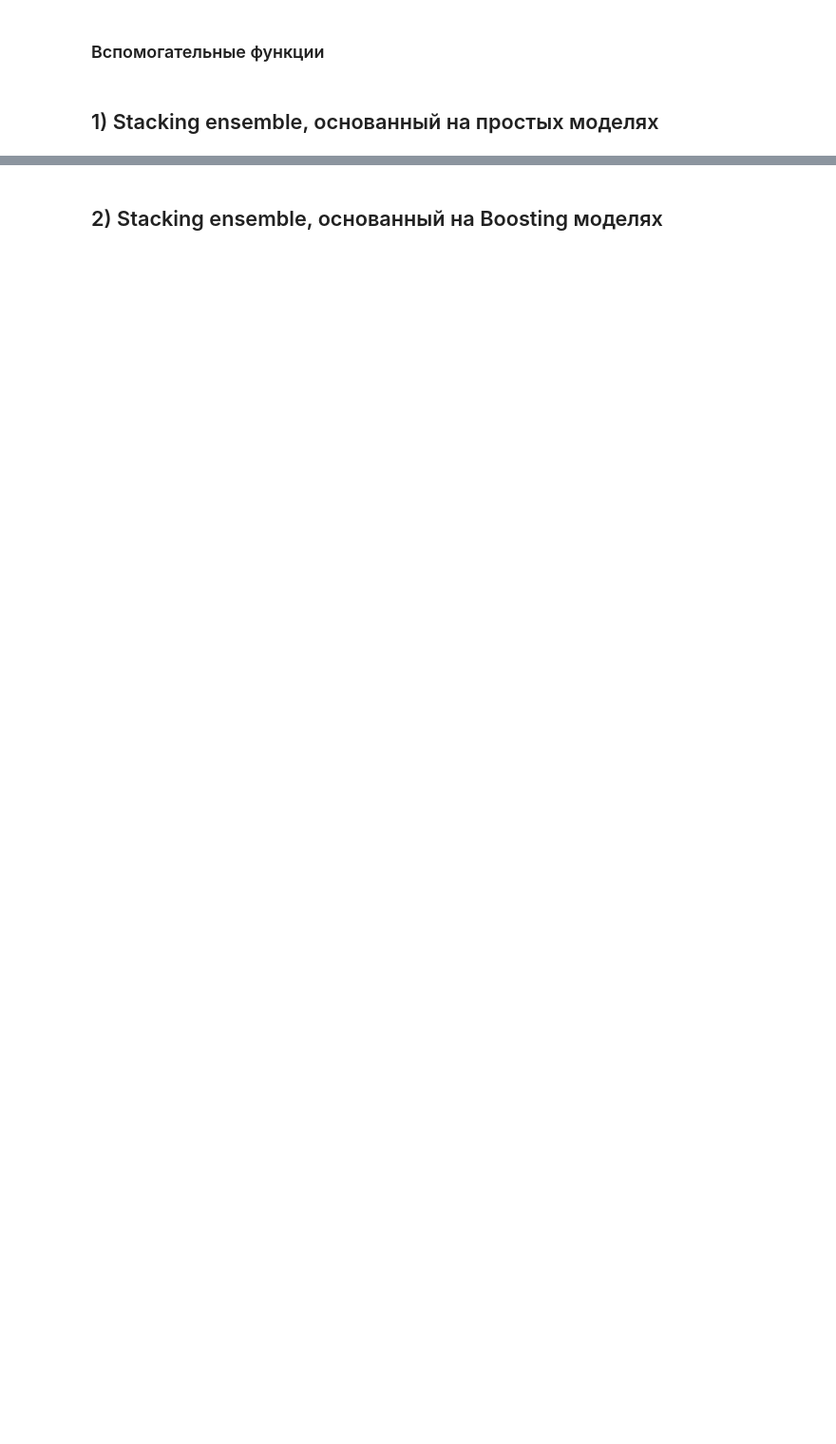
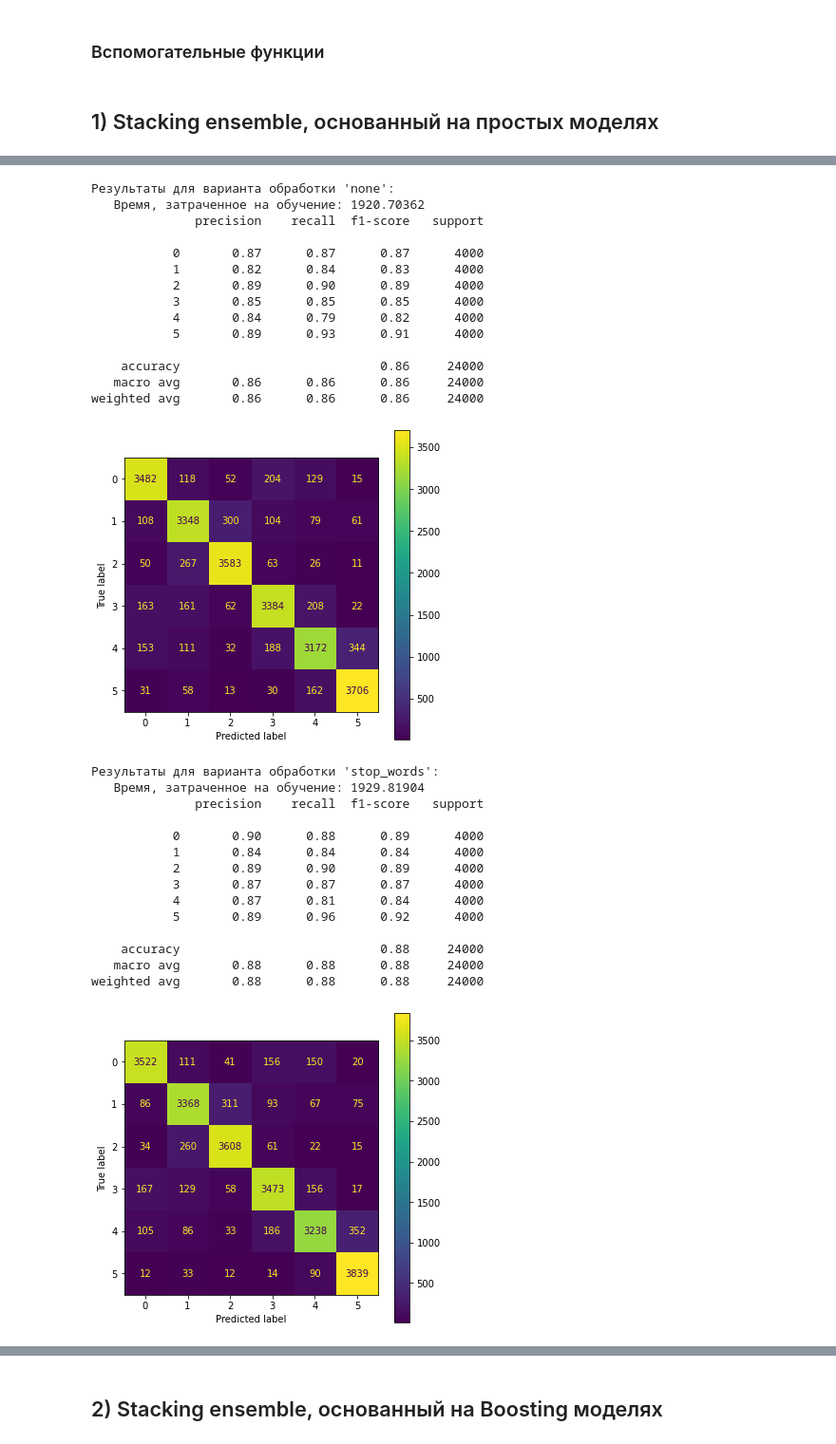
Before and after one commit to DenisKabanov/natural_language_processing, a Jupyter notebook: 3) Ensembles (stacking & boosting)/task.ipynb, the cells around one changed output, grey strips where cells are left out. Shown at 95% size. Cells and saved outputs as stored; diff of their text form; code cells hidden in the pictures; blank space fills up the shorter version.

```diff
--- a/3) Ensembles (stacking & boosting)/task.ipynb
+++ b/3) Ensembles (stacking & boosting)/task.ipynb
@@ -232,0 +274,4 @@ plt.show() # вывод графика
+# %%
+custom_cv = ShuffleSplit(n_splits=CV_SPLITS, test_size=TEST_SIZE, random_state=RANDOM_STATE) # кастомный кросс-валидатор ()
+# n_splits — число разбиений для кросс-валидации
+# test_size — размер тестовой выборки
@@ -236,0 +422,34 @@ plt.show() # вывод графика
+# %%
+def investigation(model, params, data, model_name, cv) -> dict:
+    """
+    Функция для исследования модели на определённых данных и нахождения лучших гиперпараметров.\n
+    Parameters:
+        * model: общая модель, с которой будет взаимодействие
+        * params: параметры для перебора при обучении
+        * data: данные в формате словаря вида {"вариант_обработки": {"X_train": [...], "X_test": [...], "y_train": [...], "y_test": [...]}, ...}
+        * model_name: название модели
+        * cv: параметры кросс-валидации\n
+    Returns:
+        * dict: словарь вида {"вариант_обработки": f1 macro score, ...}
+    """
+    results = {} # словарь под результаты обучения (f1 score для вариантов обработки)
+
+    for var in CLEANING_VARS: # идём по вариантам обработки
+        start_time = time.time() # замеряем время, что было при начале обучения
+        model_gs = model_train(model, params, data[var]["X_train"], data[var]["y_train"], cv) # вызываем функцию обучения
+        train_time = time.time() - start_time # получаем время, затраченное на обучение в секундах
+
+        best_model = model_gs.best_estimator_ # берём лучшую модель
+        model_save(best_model, f"{MODELS_DIR}{model_name}_{var}.pkl") # сохраняем лучшую модель (с указанием варианта очистки текста)
+
+        print(f"Результаты для варианта обработки '{var}':")
+        print(f"   Время, затраченное на обучение: {train_time:.5f}")
+        y_pred = best_model.predict(data[var]["X_test"]) # делаем предсказание на тестовой выборке с помощью обученной модели
+        results[var] = f1_score(data[var]["y_test"], y_pred, average="macro", zero_division=0) # считаем и сохраняем посчитанный f1 score ("macro" — по всем класса, без учёта дисбаланса) (zero_division=0 — деление на ноль заменять нулём)
+        print(classification_report(data[var]["y_test"], y_pred, zero_division=0)) # выводим основные метрики, такие как precision, recall, f1-score, accuracy (zero_division=0 — деление на ноль заменять нулём)
+
+        fig, ax = plt.subplots(figsize=(6,6)) # создание "фигуры"
+        ConfusionMatrixDisplay(confusion_matrix(data[var]["y_test"], y_pred), display_labels=best_model.classes_).plot(ax=ax) # строим confusion matrix (стоит обратить внимание на display_labels, они могут не совпасть...)
+        # fig.autofmt_xdate(rotation=45, ha='right') # поворот подписей на оси OX
+        plt.show() # вывод графика
+    return results
@@ -238,0 +524,3 @@ plt.show() # вывод графика
+# %%
+ensemble = StackingClassifier(estimators=layer_one_estimators, final_estimator=final_estimator) # создаём Stacking ансамбль, на первом уровне которого идут модели, указаные в layer_one_estimators, а на финальном — final_estimator
+ensemble
@@ -238,0 +532,33 @@ plt.show() # вывод графика
+# %%
+results[model_name] = investigation(ensemble, params, data, model_name, custom_cv) # обучаем модель, перебираем параметры, сохраняем, оцениванием и запоминаем результатa
+# %% [output]
+Результаты для варианта обработки 'none':
+   Время, затраченное на обучение: 1920.70362
+              precision    recall  f1-score   support
+
+           0       0.87      0.87      0.87      4000
+           1       0.82      0.84      0.83      4000
+           2       0.89      0.90      0.89      4000
+           3       0.85      0.85      0.85      4000
+           4       0.84      0.79      0.82      4000
+           5       0.89      0.93      0.91      4000
+
+    accuracy                           0.86     24000
+   macro avg       0.86      0.86      0.86     24000
+weighted avg       0.86      0.86      0.86     24000
+[figure, added]
+Результаты для варианта обработки 'stop_words':
+   Время, затраченное на обучение: 1929.81904
+              precision    recall  f1-score   support
+
+           0       0.90      0.88      0.89      4000
+           1       0.84      0.84      0.84      4000
+           2       0.89      0.90      0.89      4000
+           3       0.87      0.87      0.87      4000
+           4       0.87      0.81      0.84      4000
+           5       0.89      0.96      0.92      4000
+
+    accuracy                           0.88     24000
+   macro avg       0.88      0.88      0.88     24000
+weighted avg       0.88      0.88      0.88     24000
+[figure, added]
```
Also changed, not shown: parts of 38 cells of this notebook, 3 other files.
